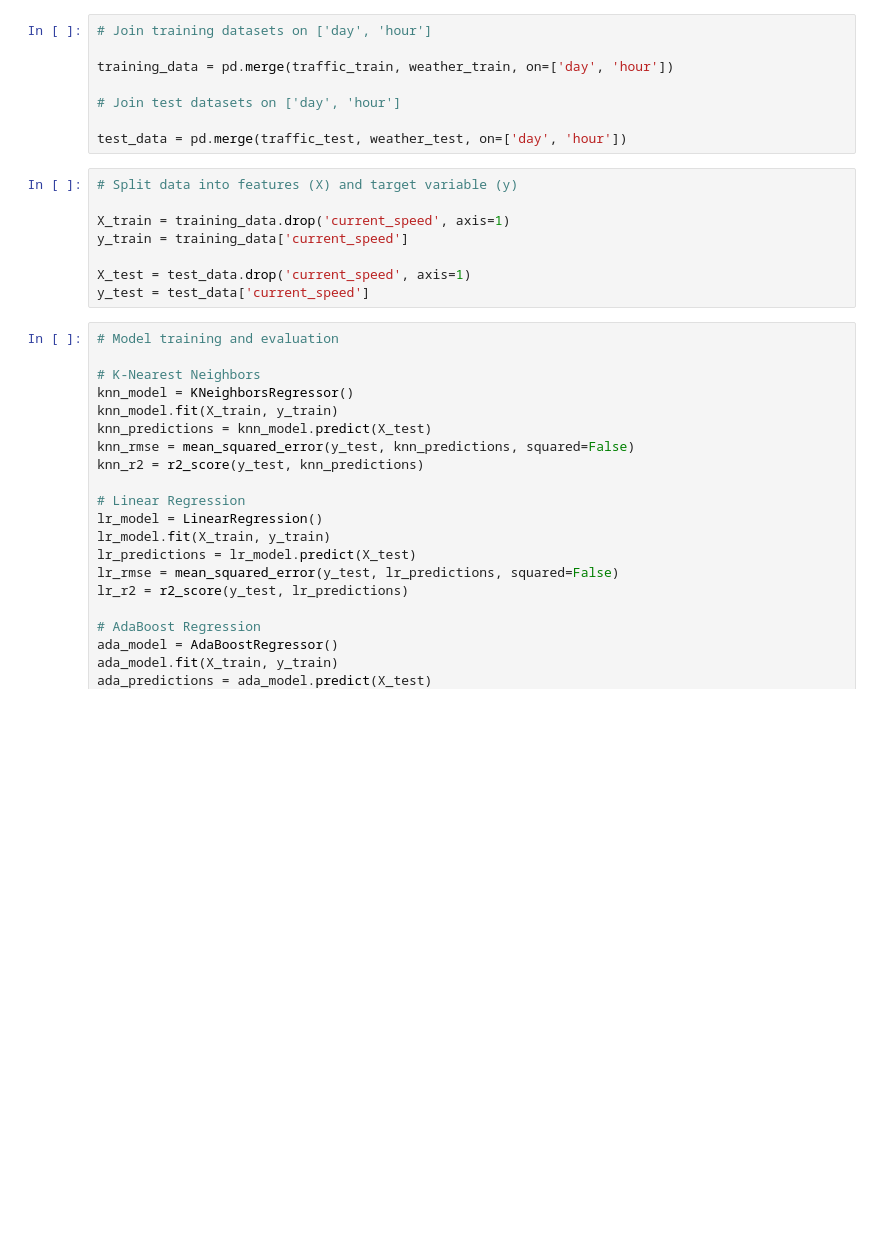
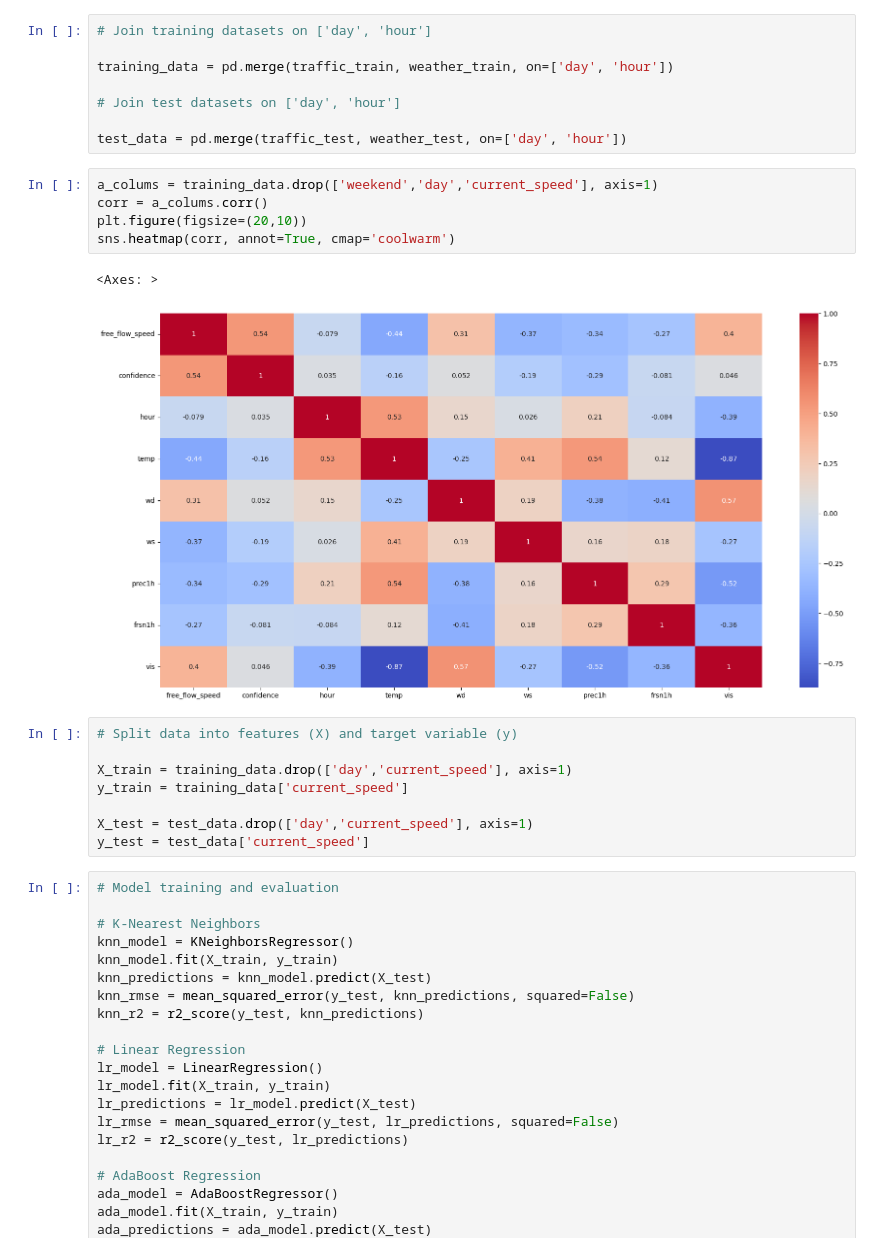
Before and after one commit to FlyingFish760/ID2223_project, a Jupyter notebook: training-pipeline.ipynb, the cells around one changed output. Cells and saved outputs as stored; diff of their text form; blank space fills up the shorter version.

```diff
--- a/training-pipeline.ipynb
+++ b/training-pipeline.ipynb
@@ -42,13 +43,21 @@ training_data = pd.merge(traffic_train, weather_train, on=['day', 'hour'])
 # Join test datasets on ['day', 'hour']
 
 test_data = pd.merge(traffic_test, weather_test, on=['day', 'hour'])
+# %%
+a_colums = training_data.drop(['weekend','day','current_speed'], axis=1)
+corr = a_colums.corr()
+plt.figure(figsize=(20,10))
+sns.heatmap(corr, annot=True, cmap='coolwarm')
+# %% [output]
+<Axes: >
+[figure, added]
 # %%
 # Split data into features (X) and target variable (y)
 
-X_train = training_data.drop('current_speed', axis=1)
+X_train = training_data.drop(['day','current_speed'], axis=1)
 y_train = training_data['current_speed']
 
-X_test = test_data.drop('current_speed', axis=1)
+X_test = test_data.drop(['day','current_speed'], axis=1)
 y_test = test_data['current_speed']
 # %%
 # Model training and evaluation
```
Also changed, not shown: parts of 3 cells of this notebook.
